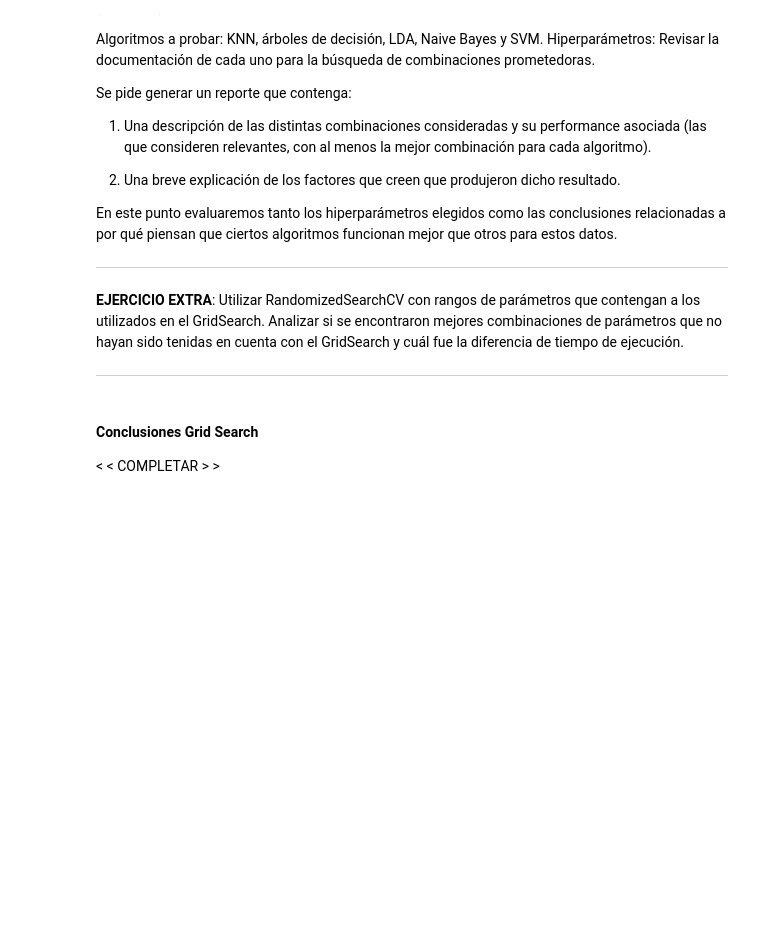
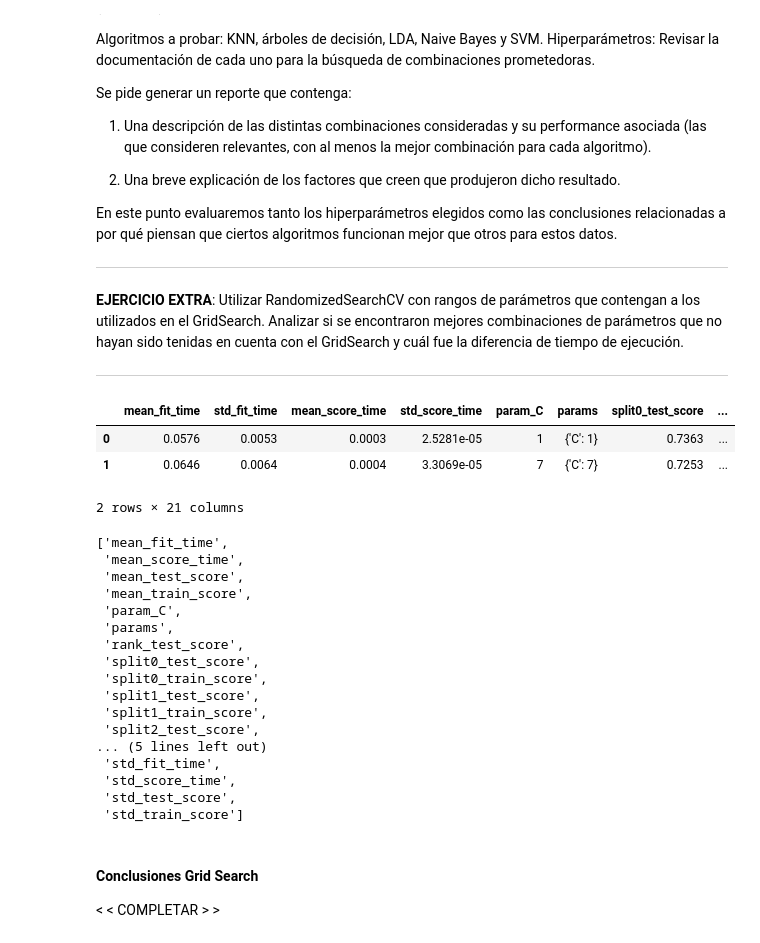
Before and after one commit to ilebrero/Aprendizaje-Automatico, a Jupyter notebook: TP1/TP1.ipynb, the cells around one changed output. Saved outputs shown, nothing was run; the diff lists cells and outputs as text; code cells hidden in the pictures; blank space fills up the shorter version.

```diff
--- a/TP1/TP1.ipynb
+++ b/TP1/TP1.ipynb
@@ -351,24 +373,65 @@ En este punto evaluaremos tanto los hiperparámetros elegidos como las conclusio
 # %%
 from sklearn.neighbors import KNeighborsClassifier
 from sklearn.discriminant_analysis import LinearDiscriminantAnalysis
 from sklearn.tree import DecisionTreeClassifier
 from sklearn.naive_bayes import GaussianNB
 from sklearn.svm import LinearSVC
 
 from sklearn.model_selection import GridSearchCV
 
 def top_resultados(grid, top=5):
     ## Si quieren, pueden utilizar esta función para imprimir las mejores combinaciones de su grid
     print("Top {} combinaciones".format(top))
     df = pd.DataFrame(grid.cv_results_["params"])
     df["mean_score_validation"] = grid.cv_results_["mean_test_score"]
     df["mean_score_training"] = grid.cv_results_["mean_train_score"]
     display(df.sort_values(by="mean_score_validation", ascending=False).head(top))
 
 ########################################################
 ## AQUI VA SU CODIGO
 ## Objetivo: comparar y explorar distintas combinaciones de parámetros para los algoritmos importados arriba
+
+folds = 5
+
+svm = LinearSVC(random_state=0, tol=1e-5)
+# C=1.0, class_weight=None, dual=True, fit_intercept=True, intercept_scaling=1, loss='squared_hinge', max_iter=1000, multi_class='ovr', penalty='l2', random_state=0, tol=1e-05, verbose=0
+
+parameters={'C':[1, 7]}
+grid = GridSearchCV(svm, parameters, cv=folds)
+grid.fit(X_dev_np, y_dev_np)
+
+results = pd.DataFrame(grid.cv_results_)
+display(results)
+
+#display("average_score: %f".format(grid.score(X_eval_np, y_eval_np)))
+#for (i in range(folds)):
+#    display()
+
+display(sorted(grid.cv_results_.keys()))
+#display(sorted(grid.cv_results_.__getattribute__))
 ########################################################
+# %% [output]
+|  | mean_fit_time | std_fit_time | mean_score_time | std_score_time | param_C | params | split0_test_score | ... |
+| 0 | 0.0576 | 0.0053 | 0.0003 | 2.5281e-05 | 1 | {'C': 1} | 0.7363 | ... |
+| 1 | 0.0646 | 0.0064 | 0.0004 | 3.3069e-05 | 7 | {'C': 7} | 0.7253 | ... |
+2 rows × 21 columns
+['mean_fit_time',
+ 'mean_score_time',
+ 'mean_test_score',
+ 'mean_train_score',
+ 'param_C',
+ 'params',
+ 'rank_test_score',
+ 'split0_test_score',
+ 'split0_train_score',
+ 'split1_test_score',
+ 'split1_train_score',
+ 'split2_test_score',
+... (5 lines left out)
+ 'std_fit_time',
+ 'std_score_time',
+ 'std_test_score',
+ 'std_train_score']
 # %% [markdown]
 #### Conclusiones Grid Search
 
```
Also changed, not shown: parts of 2 cells of this notebook.
